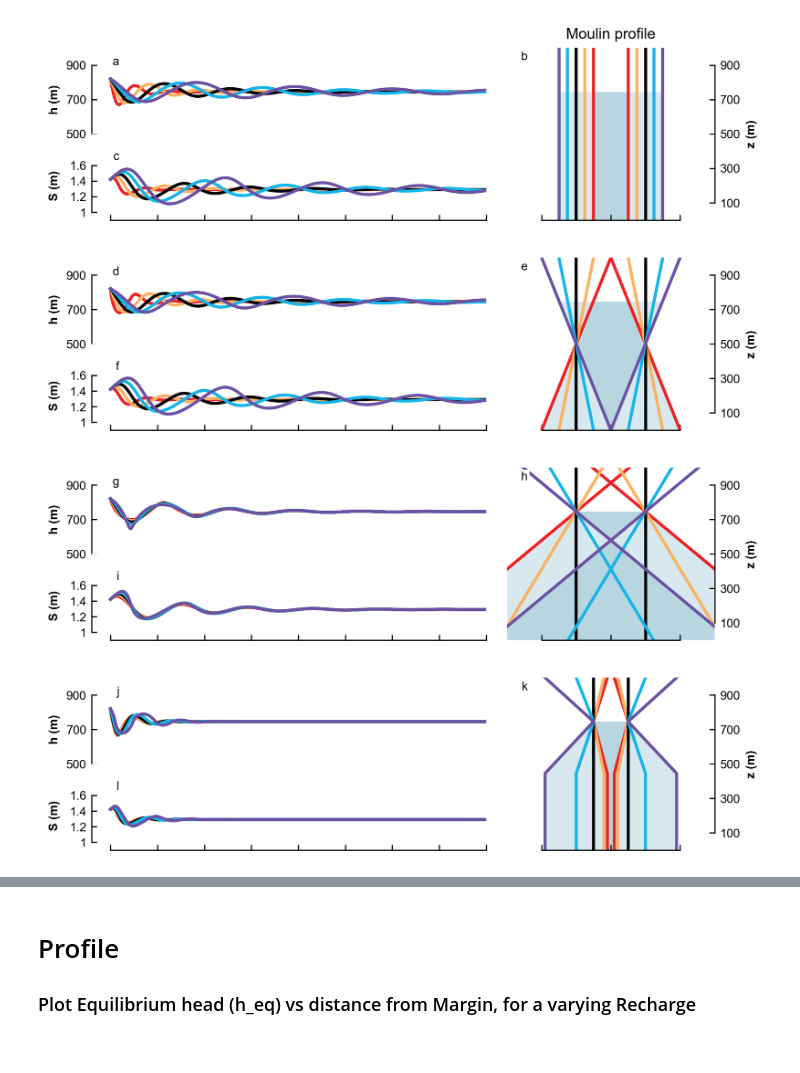
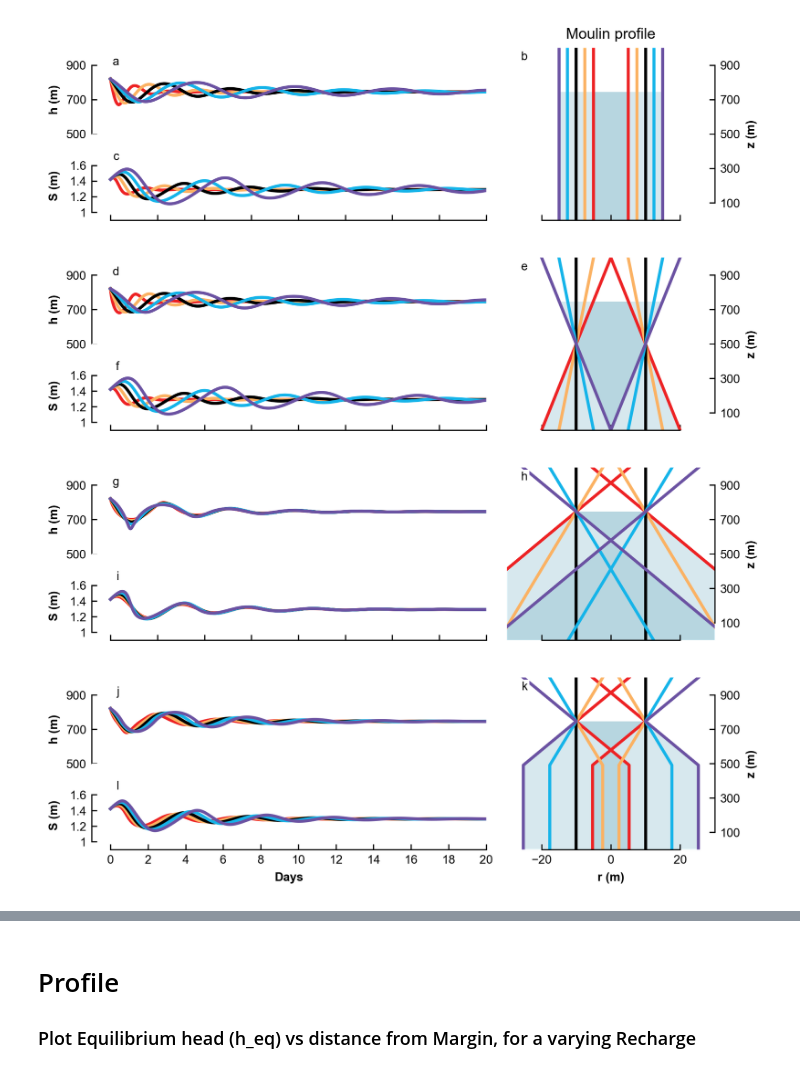
Before and after one commit to cctrunz/ModelRepo_MoulinShapeStoragePaper, a Jupyter notebook: Constant_Qin/Plot_FR_JGR_final.ipynb, the cells around one changed output, grey strips where cells are left out. Cells and saved outputs as stored; diff of their text form; code cells hidden in the pictures.

Commit message:
finalize losange plot with constant input for revision

```diff
--- a/Constant_Qin/Plot_FR_JGR_final.ipynb
+++ b/Constant_Qin/Plot_FR_JGR_final.ipynb
@@ -24,104 +24,42 @@ for m in [-0.02,
           0.01,
           0.02]:
     resdic = frplus.calc_sim(shape = 'linear', r_fix=10,m=m,z_fix='H2')
     reslist_H2.append(resdic) # add dictionnary to the bottom of the list
 frplus.plot_FR_JGR(reslist_H2,letter=['d','e','f'],position='middle')
 
 plt.savefig('Figures/FR_H2.pdf')
 
 
 reslist_heq = [] # Create empty list
 for m in [-0.06,
           -0.03,
           0,
           0.03,
           0.06]:
     resdic = frplus.calc_sim(shape = 'linear', r_fix=10, m=m,z_fix='heq')
     reslist_heq.append(resdic) # add dictionnary to the bottom of the list
 frplus.plot_FR_JGR(reslist_heq,letter=['g','h','i'],position='middle')
 
 plt.savefig('Figures/FR_heq.pdf')
 
 
 reslist_losange = [] # Create empty list
-for r2 in [1,2,5,10,19]:
-    resdic = frplus.calc_sim(shape = 'nodes',
-                             dh_below = 300,
-                             r0 = r2,
-                             r_min = r2,
-                             r_heq = 5,
-                             r_top = r2)
+for m in [-0.06,
+          -0.03,
+          0,
+          0.03,
+          0.06]:
+    resdic = frplus.calc_sim(shape = 'nodes',#,dh_below = 300,
+                             r_heq = 10,
+                             profile = True,
+                             slope = True,
+                             m=m)
     reslist_losange.append(resdic) # add dictionnary to the bottom of the list
-frplus.plot_FR_JGR(reslist_losange,letter=['j','k','l'],shape='nodes',position='middle')
+frplus.plot_FR_JGR(reslist_losange,letter=['j','k','l'],shape='nodes',position='bottom')
 
 plt.savefig('Figures/FR_losange.pdf')
-
-reslist_losange_bis = [] # Create empty list
-for r2 in [0,5,10,20,30]:
-    resdic = frplus.calc_sim(shape = 'nodes',
-                             dh_below = 300,
-                             r0 = r2,
-                             r_min = r2,
-                             r_heq = 10,
-                             r_top = r2)
-    reslist_losange_bis.append(resdic) # add dictionnary to the bottom of the list
-frplus.plot_FR_JGR(reslist_losange_bis,letter=['j','k','l'],shape='nodes',position='middle')
-
-plt.savefig('Figures/FR_losange_bis.pdf')
-
-reslist_losange_bisbis = [] # Create empty list
-for r2 in [-2,5,10,30,60]:
-    resdic = frplus.calc_sim(shape = 'nodes',
-                             dh_below = 300,
-                             r0 = r2,
-                             r_min = r2,
-                             r_heq = 10,
-                             r_top = r2)
-    reslist_losange_bisbis.append(resdic) # add dictionnary to the bottom of the list
-frplus.plot_FR_JGR(reslist_losange_bisbis,letter=['j','k','l'],shape='nodes',position='middle')
-
-plt.savefig('Figures/FR_losange_bisbis.pdf')
-
-reslist_losange2 = [] # Create empty list
-for r2 in [1,3.5,5,8,15]:
-    resdic = frplus.calc_sim(shape = 'nodes',
-                             dh_below = 300,
-                             r0 = 5,
-                             r_min = 5,
-                             r_heq = r2,
-                             r_top = 5)
-    reslist_losange2.append(resdic) # add dictionnary to the bottom of the list
-frplus.plot_FR_JGR(reslist_losange2,letter=['a','b','c'],shape='nodes',position='top')
-
-plt.savefig('Figures/FR_losange2.pdf')
-
-reslist_diamond = [] # Create empty list
-for r2 in [1,1.5,2,4,10]:
-    resdic = frplus.calc_sim(shape = 'nodes',
-                             dh_below = 300,
-                             r0 = r2,
-                             r_min = r2,
-                             r_heq = r2+4,
-                             r_top = r2)
-    reslist_diamond.append(resdic) # add dictionnary to the bottom of the list
-frplus.plot_FR_JGR(reslist_diamond,letter=['d','e','f'],shape='nodes',position='middle')
-
-plt.savefig('Figures/FR_diamond.pdf')
-
-reslist_hourglass = [] # Create empty list
-for r2 in [5,6.5,8,10,18]:
-    resdic = frplus.calc_sim(shape = 'nodes',
-                             dh_below = 300,
-                             r0 = r2,
-                             r_min = r2,
-                             r_heq = r2-4,
-                             r_top = r2)
-    reslist_hourglass.append(resdic) # add dictionnary to the bottom of the list
-frplus.plot_FR_JGR(reslist_hourglass,letter=['g','h','i'],shape='nodes',position='bottom')
-
-plt.savefig('Figures/FR_hourglass.pdf')
 # %% [output]
 [figure]
 [figure]
 [figure]
-[figure, old version]
+[figure, new version]
```
Also changed, not shown: parts of 5 cells of this notebook, 5 other files.
